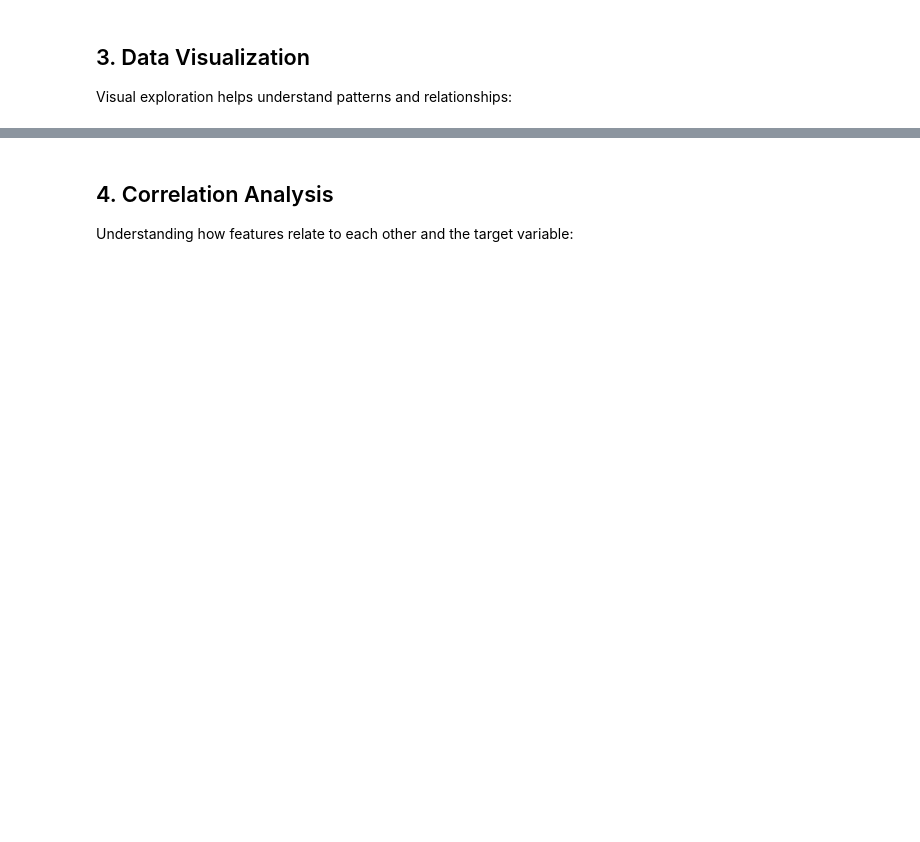
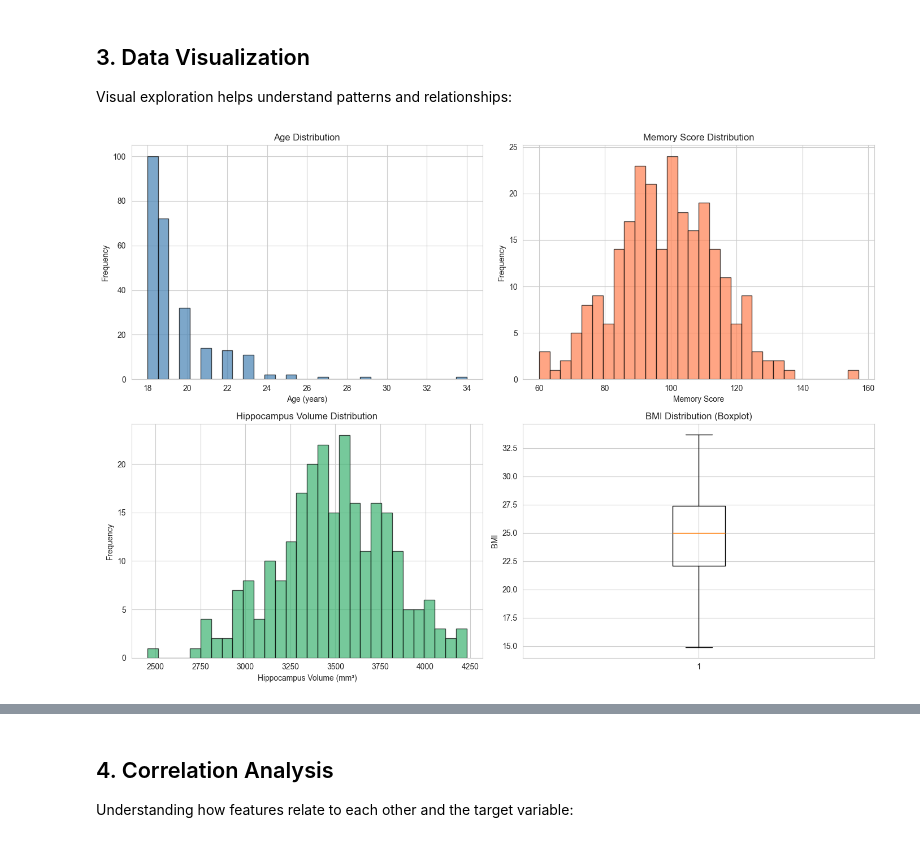
Before and after one commit to hassanabdulr/python_workshop, a Jupyter notebook: notebooks/05_analysis_and_modeling.ipynb, the cells around one changed output, grey strips where cells are left out. Cells and saved outputs as stored; diff of their text form; code cells hidden in the pictures; blank space fills up the shorter version.

```diff
--- a/notebooks/05_analysis_and_modeling.ipynb
+++ b/notebooks/05_analysis_and_modeling.ipynb
@@ -97,24 +142,36 @@ print(housing_df.groupby('bathrooms')['price'].agg(['mean', 'median', 'count']))
 
 Visual exploration helps understand patterns and relationships:
 # %%
-# Distribution of house prices
-plt.figure(figsize=(12, 5))
+# Distribution of key variables
+fig, axes = plt.subplots(2, 2, figsize=(14, 10))
 
-plt.subplot(1, 2, 1)
-plt.hist(housing_df['price'], bins=30, edgecolor='black', alpha=0.7)
-plt.xlabel('Price ($)')
-plt.ylabel('Frequency')
-plt.title('Distribution of House Prices')
-plt.ticklabel_format(style='plain', axis='x')
+# Age distribution
+axes[0, 0].hist(data_complete['age'], bins=30, edgecolor='black', alpha=0.7, color='steelblue')
+axes[0, 0].set_xlabel('Age (years)')
+axes[0, 0].set_ylabel('Frequency')
+axes[0, 0].set_title('Age Distribution')
 
-plt.subplot(1, 2, 2)
-plt.boxplot(housing_df['price'])
-plt.ylabel('Price ($)')
-plt.title('House Price Boxplot')
-plt.ticklabel_format(style='plain', axis='y')
+# Memory score distribution
+axes[0, 1].hist(data_complete['memory_score'], bins=30, edgecolor='black', alpha=0.7, color='coral')
+axes[0, 1].set_xlabel('Memory Score')
+axes[0, 1].set_ylabel('Frequency')
+axes[0, 1].set_title('Memory Score Distribution')
+
+# Hippocampus volume distribution
+axes[1, 0].hist(data_complete['hippocampus_volume'], bins=30, edgecolor='black', alpha=0.7, color='mediumseagreen')
+axes[1, 0].set_xlabel('Hippocampus Volume (mm³)')
+axes[1, 0].set_ylabel('Frequency')
+axes[1, 0].set_title('Hippocampus Volume Distribution')
+
+# BMI distribution with boxplot
+axes[1, 1].boxplot(data_complete['bmi'])
+axes[1, 1].set_ylabel('BMI')
+axes[1, 1].set_title('BMI Distribution (Boxplot)')
 
 plt.tight_layout()
 plt.show()
+# %% [output]
+[figure, added]
 # %%
 # Scatter plots to visualize relationships
 fig, axes = plt.subplots(2, 2, figsize=(14, 10))
```
Also changed, not shown: parts of 21 cells of this notebook, 1 other file.
